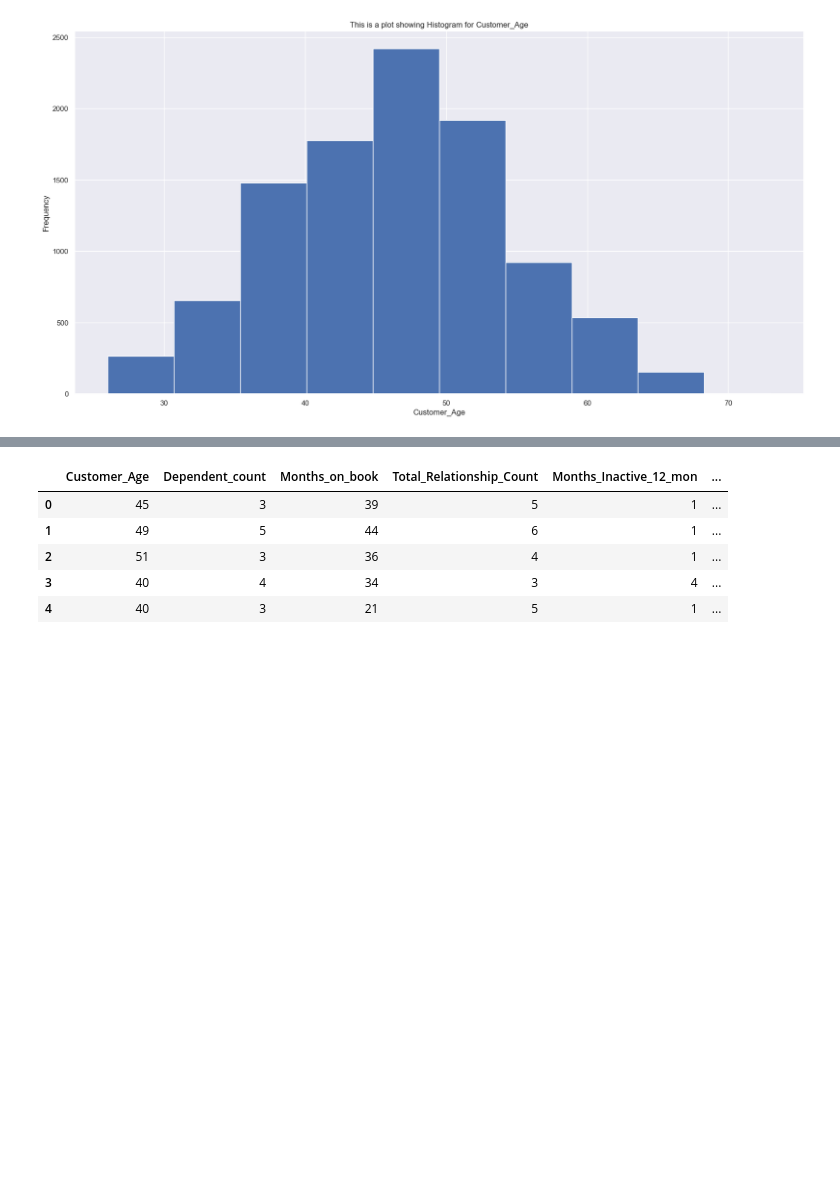
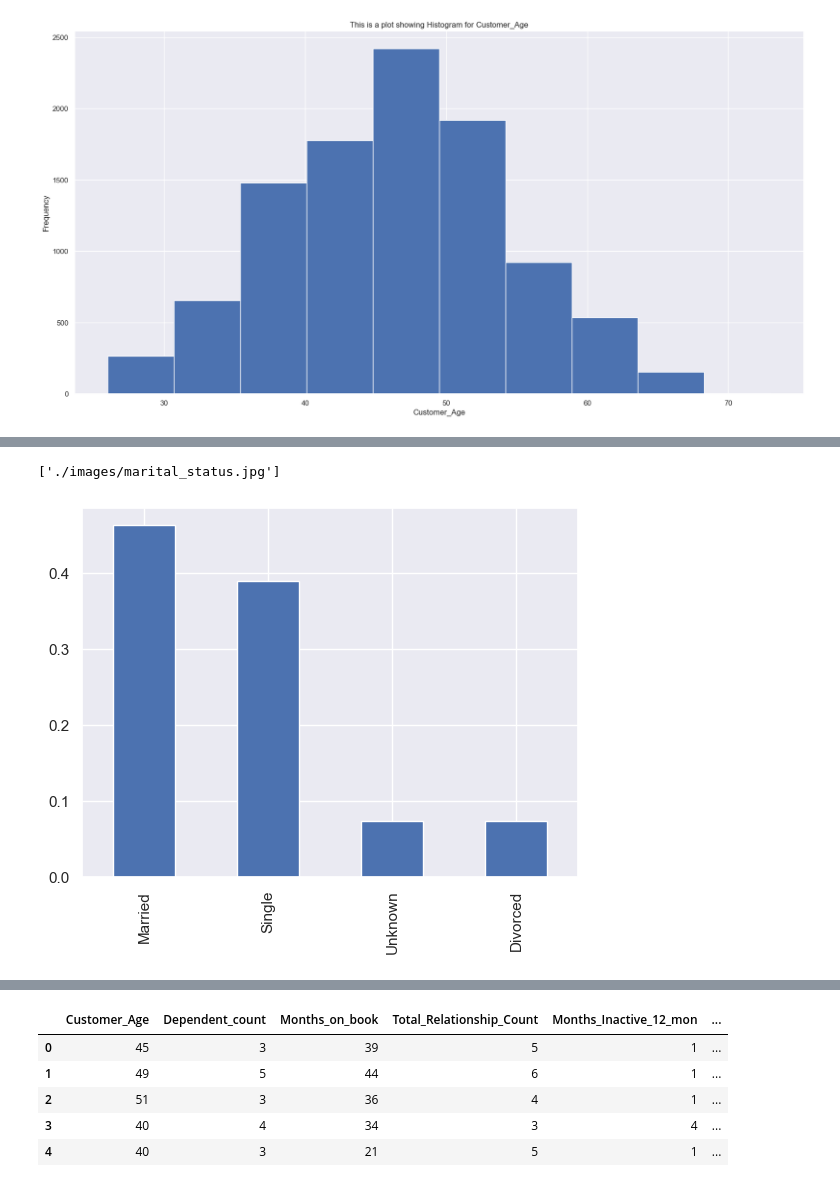
Before and after one commit to RahulChandra2508/Predict-Customer-Churn-with-Clean-Code, a Jupyter notebook: churn_notebook.ipynb, the cells around one changed output, grey strips where cells are left out. Saved outputs shown, nothing was run; the diff lists cells and outputs as text; code cells hidden in the pictures; blank space fills up the shorter version.

```diff
--- a/churn_notebook.ipynb
+++ b/churn_notebook.ipynb
@@ -119,3 +123,9 @@ bank_data_df.Marital_Status.value_counts('normalize').plot(kind='bar');
+# %%
+marital_status = bank_data_df.Marital_Status.value_counts('normalize').plot(kind='bar');
+joblib.dump(marital_status, './images/marital_status.jpg')
+# %% [output]
+['./images/marital_status.jpg']
+[figure, added]
 # %%
 plt.figure(figsize=(20,10))
 # distplot is deprecated. Use histplot instead
```
Also changed, not shown: parts of 27 cells of this notebook, 5 other files.
